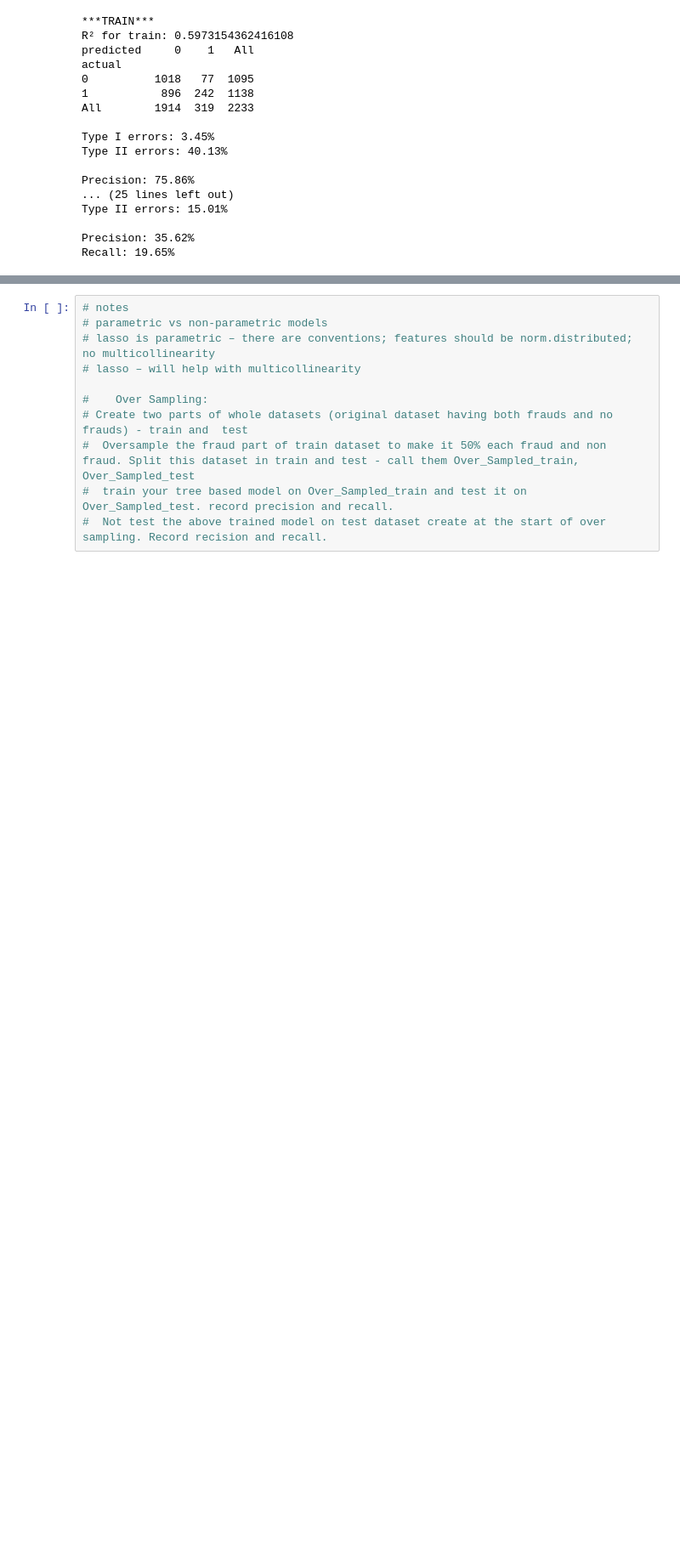
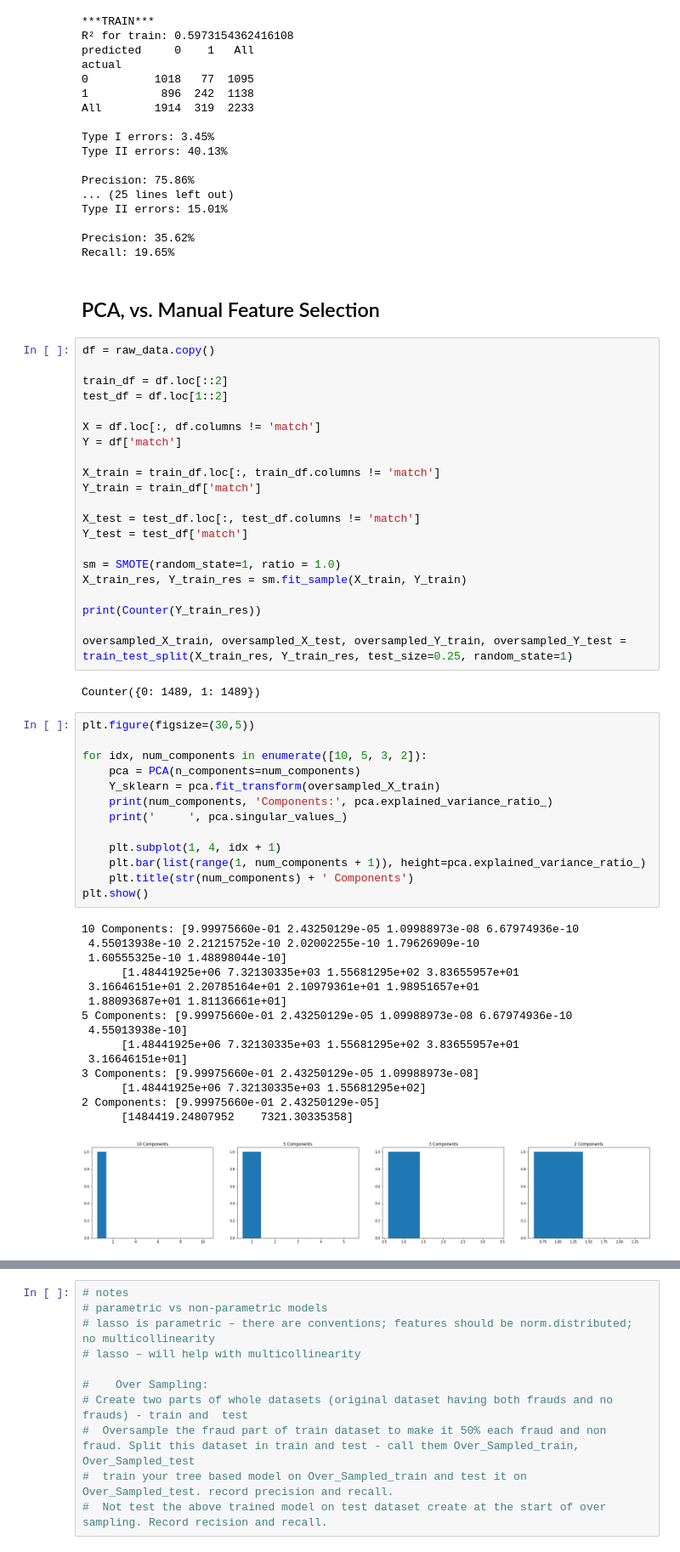
Before and after one commit to esthersweon/thinkful, a Jupyter notebook: main/unit_3/lesson_7_project_1.ipynb, the cells around one changed output, grey strips where cells are left out. Shown at 85% size. Drawn from its saved outputs; the diff is of its cells as text; blank space fills up the shorter version.

```diff
--- a/main/unit_3/lesson_7_project_1.ipynb
+++ b/main/unit_3/lesson_7_project_1.ipynb
@@ -699,3 +700,57 @@ Type II errors: 15.01%
 
 Precision: 35.62%
 Recall: 19.65%
+# %% [markdown]
+## PCA, vs. Manual Feature Selection
+# %%
+df = raw_data.copy()
+
+train_df = df.loc[::2]
+test_df = df.loc[1::2]
+
+X = df.loc[:, df.columns != 'match']
+Y = df['match']
+
+X_train = train_df.loc[:, train_df.columns != 'match']
+Y_train = train_df['match']
+
+X_test = test_df.loc[:, test_df.columns != 'match']
+Y_test = test_df['match']
+
+sm = SMOTE(random_state=1, ratio = 1.0)
+X_train_res, Y_train_res = sm.fit_sample(X_train, Y_train)
+
+print(Counter(Y_train_res))
+
+oversampled_X_train, oversampled_X_test, oversampled_Y_train, oversampled_Y_test = train_test_split(X_train_res, Y_train_res, test_size=0.25, random_state=1)
+# %% [output]
+Counter({0: 1489, 1: 1489})
+# %%
+plt.figure(figsize=(30,5))
+
+for idx, num_components in enumerate([10, 5, 3, 2]):
+    pca = PCA(n_components=num_components)
+    Y_sklearn = pca.fit_transform(oversampled_X_train)
+    print(num_components, 'Components:', pca.explained_variance_ratio_)
+    print('     ', pca.singular_values_)
+
+    plt.subplot(1, 4, idx + 1)
+    plt.bar(list(range(1, num_components + 1)), height=pca.explained_variance_ratio_)
+    plt.title(str(num_components) + ' Components')
+plt.show()
+# %% [output]
+10 Components: [9.99975660e-01 2.43250129e-05 1.09988973e-08 6.67974936e-10
+ 4.55013938e-10 2.21215752e-10 2.02002255e-10 1.79626909e-10
+ 1.60555325e-10 1.48898044e-10]
+      [1.48441925e+06 7.32130335e+03 1.55681295e+02 3.83655957e+01
+ 3.16646151e+01 2.20785164e+01 2.10979361e+01 1.98951657e+01
+ 1.88093687e+01 1.81136661e+01]
+5 Components: [9.99975660e-01 2.43250129e-05 1.09988973e-08 6.67974936e-10
+ 4.55013938e-10]
+      [1.48441925e+06 7.32130335e+03 1.55681295e+02 3.83655957e+01
+ 3.16646151e+01]
+3 Components: [9.99975660e-01 2.43250129e-05 1.09988973e-08]
+      [1.48441925e+06 7.32130335e+03 1.55681295e+02]
+2 Components: [9.99975660e-01 2.43250129e-05]
+      [1484419.24807952    7321.30335358]
+[figure, added]
```
Also changed, not shown: parts of 9 cells of this notebook, 3 other files.
